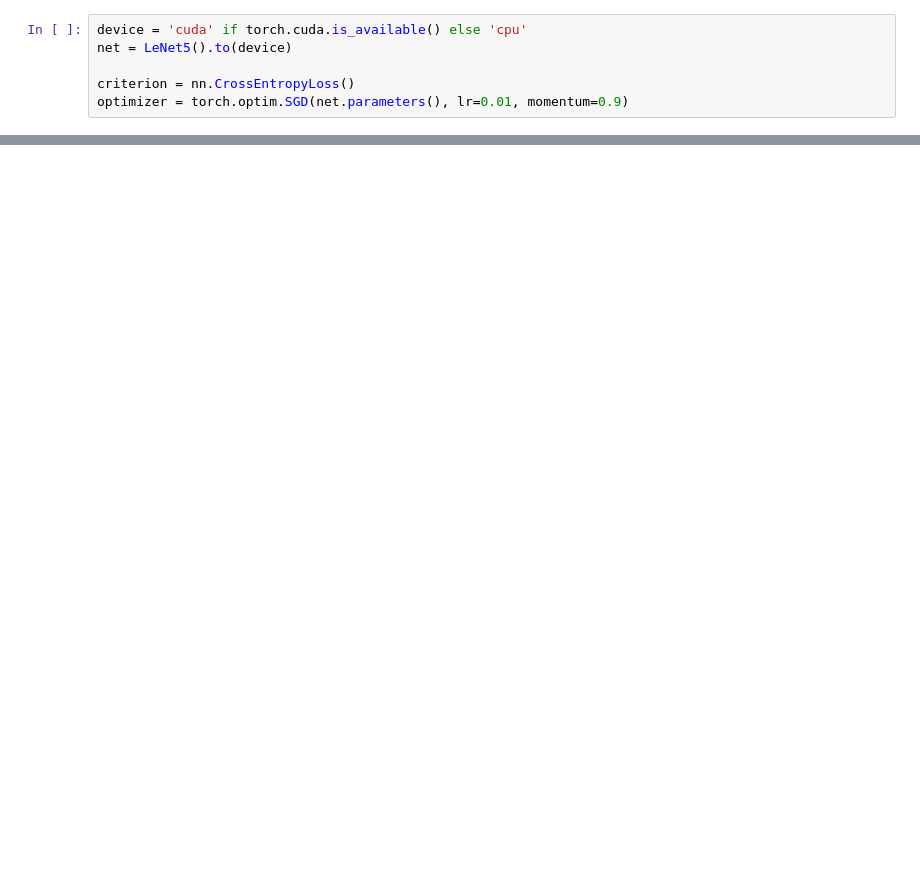
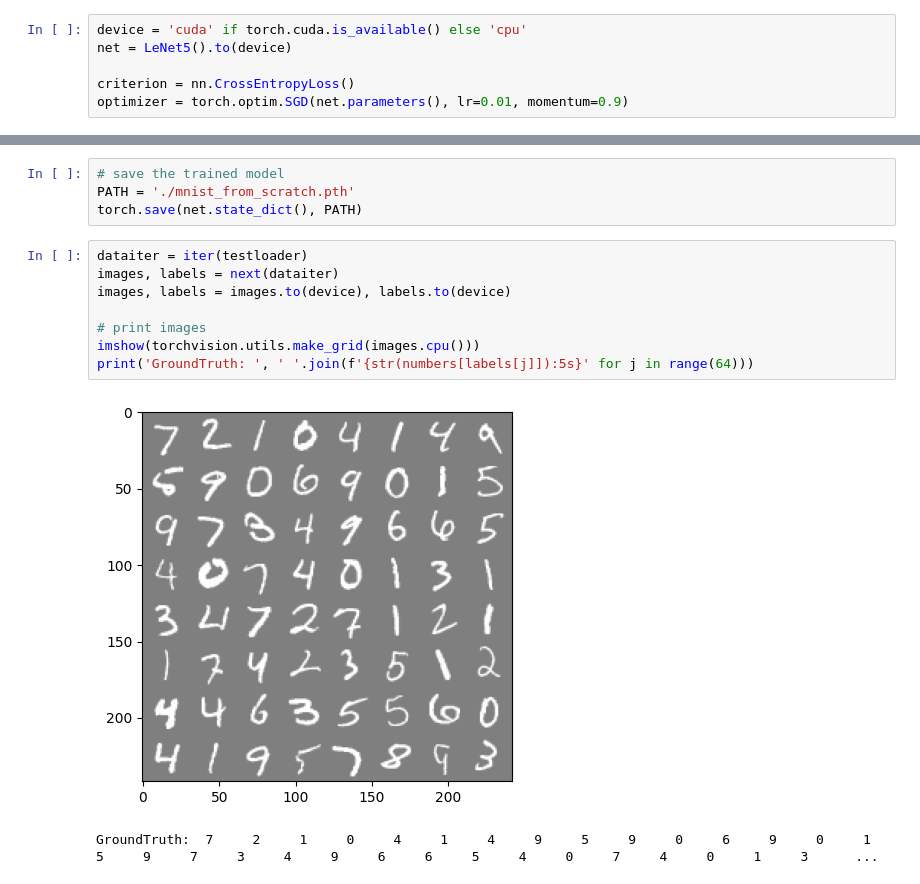
Before and after one commit to jackgladowsky/LeNet5-in-pytorch, a Jupyter notebook: mnist.ipynb, the cells around one changed output, grey strips where cells are left out. Cells and saved outputs as stored; diff of their text form; blank space fills up the shorter version.

```diff
--- a/mnist.ipynb
+++ b/mnist.ipynb
@@ -116,0 +154,15 @@ print('Finished Training')
+# %%
+# save the trained model
+PATH = './mnist_from_scratch.pth'
+torch.save(net.state_dict(), PATH)
+# %%
+dataiter = iter(testloader)
+images, labels = next(dataiter)
+images, labels = images.to(device), labels.to(device)
+
+# print images
+imshow(torchvision.utils.make_grid(images.cpu()))
+print('GroundTruth: ', ' '.join(f'{str(numbers[labels[j]]):5s}' for j in range(64)))
+# %% [output]
+[figure, added]
+GroundTruth:  7     2     1     0     4     1     4     9     5     9     0     6     9     0     1     5     9     7     3     4     9     6     6     5     4     0     7     4     0     1     3      ...
```
Also changed, not shown: parts of 11 cells of this notebook, 1 other file.
